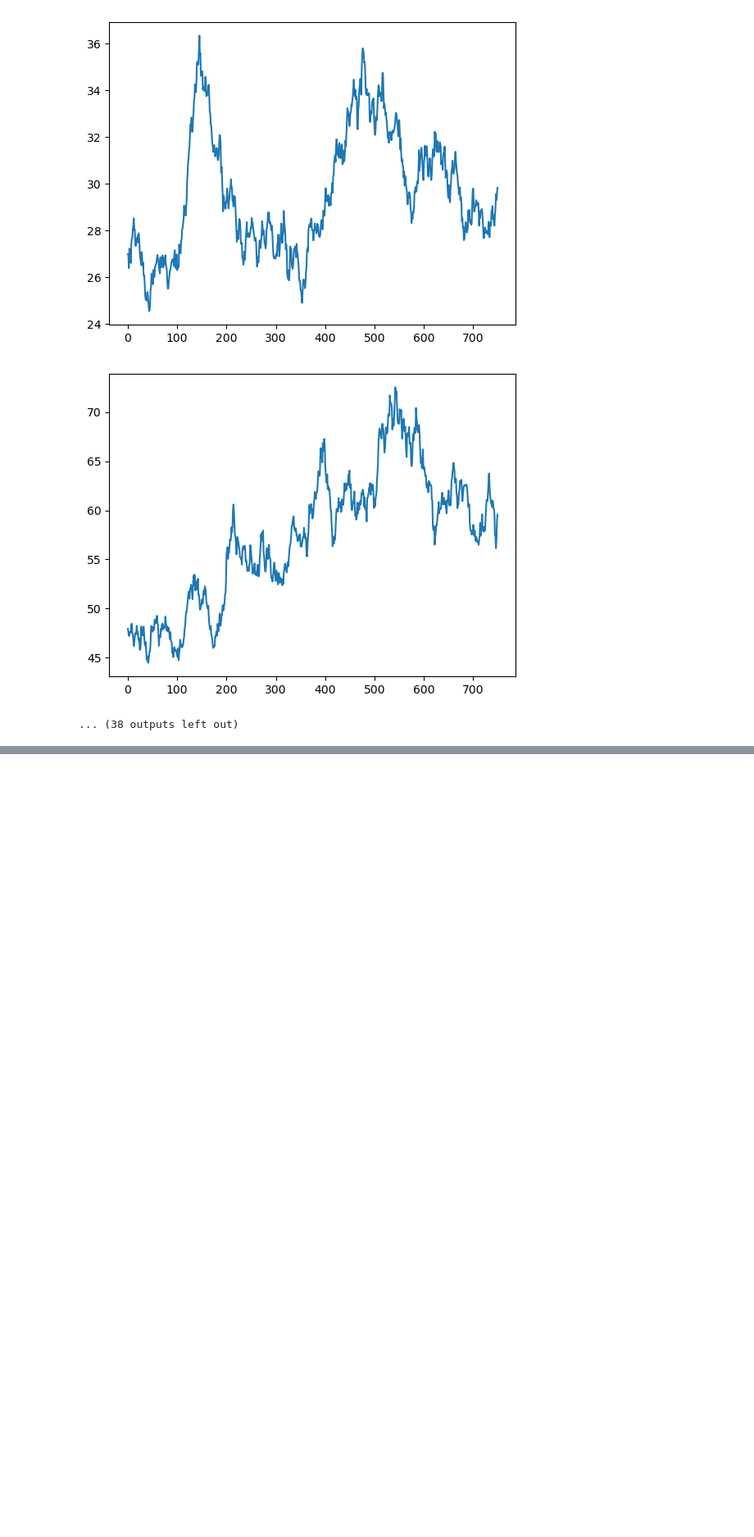
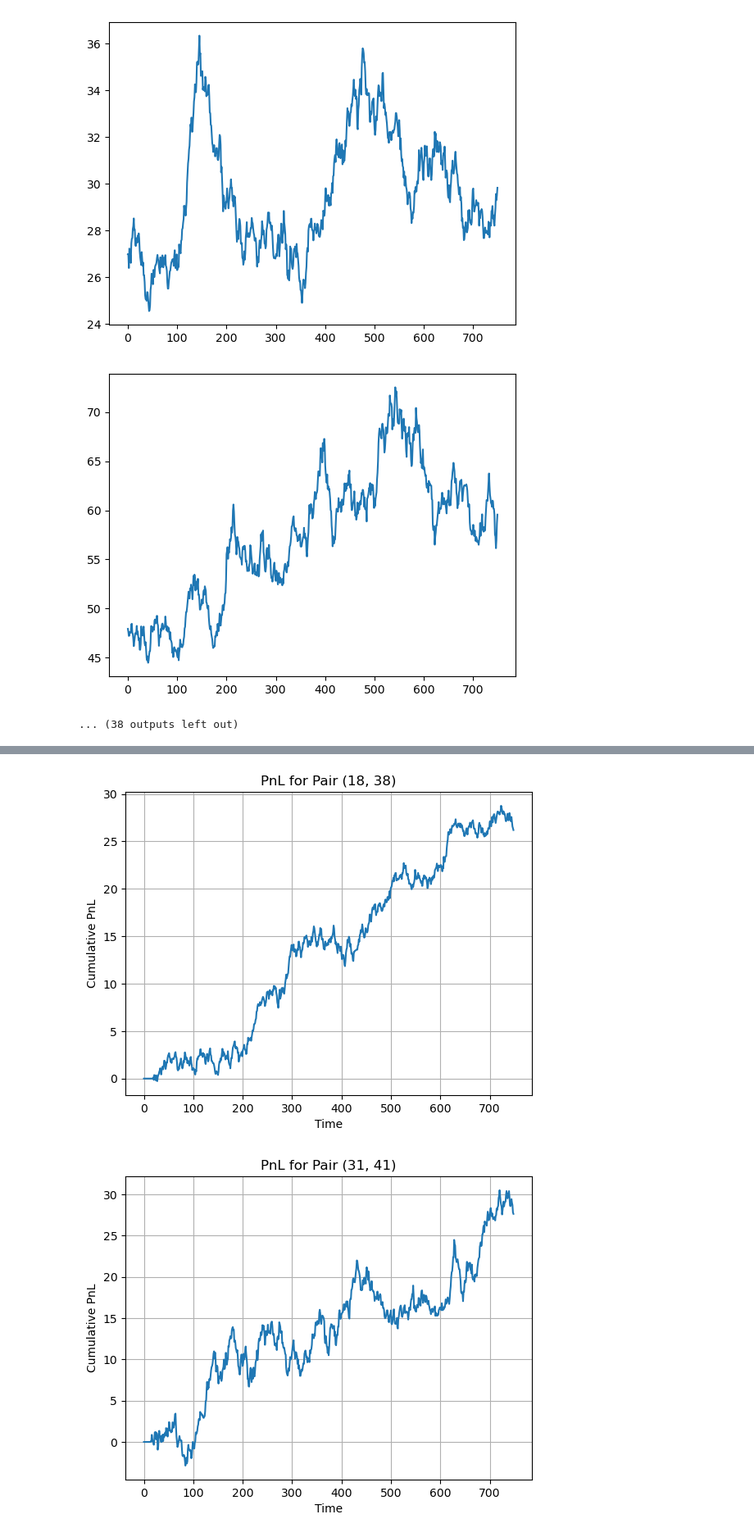
Before and after one commit to SavvyHack/algothon2025, a Jupyter notebook: Rough_Working.ipynb, the cells around one changed output, grey strips where cells are left out. Shown at 82% size. Cells and saved outputs as stored; diff of their text form; code cells hidden in the pictures; blank space fills up the shorter version.

```diff
--- a/Rough_Working.ipynb
+++ b/Rough_Working.ipynb
@@ -86,0 +87,3 @@ c
+# %%
+top_pairs = top_corr(cor_matrix)
+top_pairs
@@ -86,0 +101,44 @@ c
+# %%
+def compute_spread_zscore(p1, p2):
+    beta = np.polyfit(p1, p2, 1)[0]  # Linear regression slope
+    spread = p2 - beta * p1
+    z = (spread - np.mean(spread)) / np.std(spread)
+    return spread, z, beta
+
+def simulate_trades(z, entry=1.0, exit=0.0):
+    positions = np.zeros(len(z))
+    for t in range(1, len(z)):
+        if z[t-1] < -entry:
+            positions[t] = 1  # Long spread: Long B, short A
+        elif z[t-1] > entry:
+            positions[t] = -1  # Short spread
+        elif abs(z[t-1]) < exit:
+            positions[t] = 0  # Exit
+        else:
+            positions[t] = positions[t-1]  # Hold position
+    return positions
+
+def compute_pnl(positions, spread):
+    spread_diff = np.diff(spread)
+    pnl = positions[:-1] * spread_diff  # Lag the position by 1
+    return np.cumsum(pnl)
+# %%
+for a in range(9):
+    i, j = top_pairs[a][0]
+    p1 = d[i]
+    p2 = d[j]
+
+    spread, z, beta = compute_spread_zscore(p1, p2)
+    positions = simulate_trades(z)
+    pnl = compute_pnl(positions, spread)
+
+    import matplotlib.pyplot as plt
+    plt.plot(pnl)
+    plt.title(f"PnL for Pair ({i}, {j})")
+    plt.xlabel("Time")
+    plt.ylabel("Cumulative PnL")
+    plt.grid(True)
+    plt.show()
+# %% [output]
+[figure, added]
+[figure, added]
```
Also changed, not shown: parts of 9 cells of this notebook.
